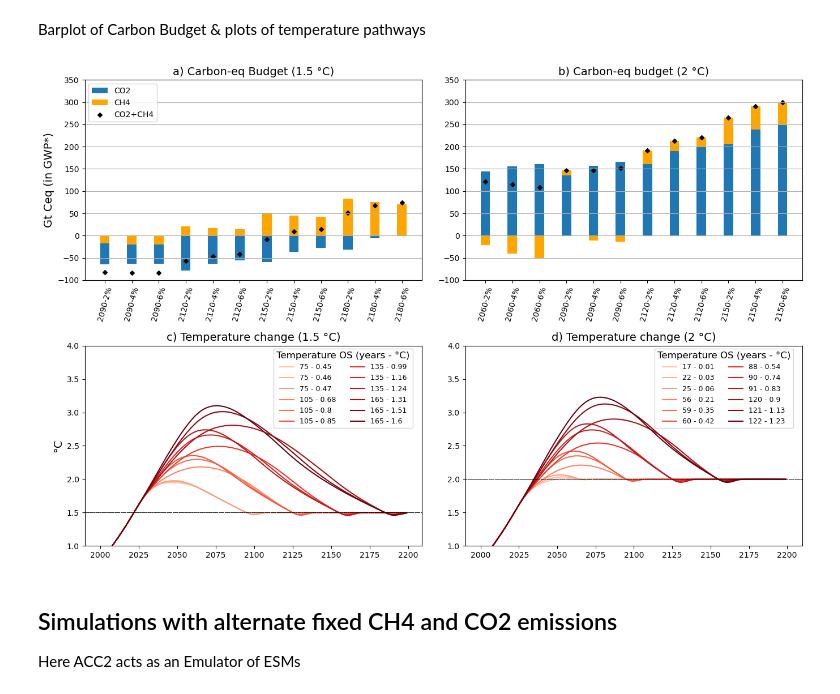
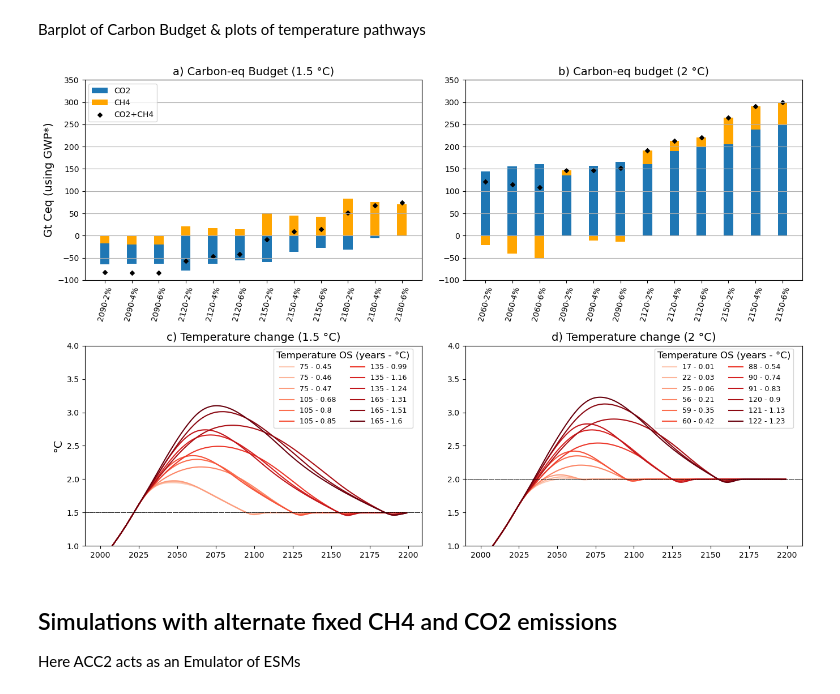
Before and after one commit to Matteo-Mastro/GWP_overshoot, a Jupyter notebook: Code/ACC2_simulations_IPSL DR.ipynb, the cells around one changed output. Cells and saved outputs as stored; diff of their text form; code cells hidden in the pictures.

```diff
--- a/Code/ACC2_simulations_IPSL DR.ipynb
+++ b/Code/ACC2_simulations_IPSL DR.ipynb
@@ -343,7 +344,6 @@ ticks_2 = ["2060-2%", "2060-4%", "2060-6%", "2090-2%",  "2090-4%",  "2090-6%", "
 mark = [plt.scatter([0], [0], marker = mmark.MarkerStyle("D"), color='black', s=16)]
 # %%
 ## -------------------- PLOT ---------------------##
-import matplotlib.markers as mmark
 
 x = np.arange(len(df_OS_allghg_15))  # the label locations
 width = 0.35  # the width of the bars
@@ -362,7 +362,7 @@ ax[0,0].scatter(x, df_OS_allghg_15.GHG_OS, color='black', marker = "D", s = 16)
 # ax[0,0].bar(x[-1] - width/2, df_OS_allghg_15.iloc[-1].CH4_OS, width, bottom = df_OS_allghg_15.CO2_OS, align='edge',color = 'orange')
 # Add some text for labels, title and custom x-axis tick labels, etc.
 # ax[0,0].set_xlabel('Overshoot scenarios', size = 14)
-ax[0,0].set_ylabel('Gt Ceq (in GWP*)', size = 14)
+ax[0,0].set_ylabel('Gt Ceq (using GWP*)', size = 14)
 ax[0,0].set_xticks(x, ticks, rotation = 75)
 ax[0,0].grid(axis = 'y')
 ax[0,0].set_ylim(-100,350)
@@ -422,34 +422,34 @@ for i, scn in enumerate(np.sort(df_all_20.TARGET.unique())):
         ax[1,1].plot(year[0:200],t2m[0:200], color = c)
         ax[1,1].axhline(2, linestyle = "dashed", color = "black", linewidth = 0.5, label='_nolegend_')
         ax[1,1].set_xlim(1990,2210)
         ax[1,1].set_ylim(1,4)
 
 legend3 = df_OS_allghg_2.T2M_OS.astype(float).round(2).astype(str)
 legend31 = df_OS_allghg_2.DURATION.astype(int).astype(str)
 ax[1,1].legend(legend31 + ' - ' + legend3, title = "Temperature OS (years - °C)", title_fontsize = 12,bbox_to_anchor=(0.55, 0.57),fontsize=9, ncol=2)
 
 ax[0,0].set_title('a) Carbon-eq Budget (1.5 °C)', size = 14)
 ax[0,1].set_title('b) Carbon-eq budget (2 °C)', size = 14)
 ax[1,0].set_title('c) Temperature change (1.5 °C)', size = 14)
 ax[1,1].set_title('d) Temperature change (2 °C)', size = 14)
 
 
 fig.subplots_adjust(bottom=0.2)
 # fig.suptitle(title, size = 16)
 fig.tight_layout()
 
 #ax.bar_label(co215, padding=3)
 #ax.bar_label(ch415, padding=3)
 
 # output file
 # output_file = os.path.join(out_path,title.replace(' ','_')) + "_allghg_stack_Threshold_return_budget.png"
 
 # save the output file
 # plt.savefig(output_file)
 plt.show()
 plt.close()
 # %% [output]
-[figure, old version]
+[figure, new version]
 # %% [markdown]
 ## Simulations with alternate fixed CH4 and CO2 emissions
 
```
Also changed, not shown: parts of 2 cells of this notebook, 2 other files.
